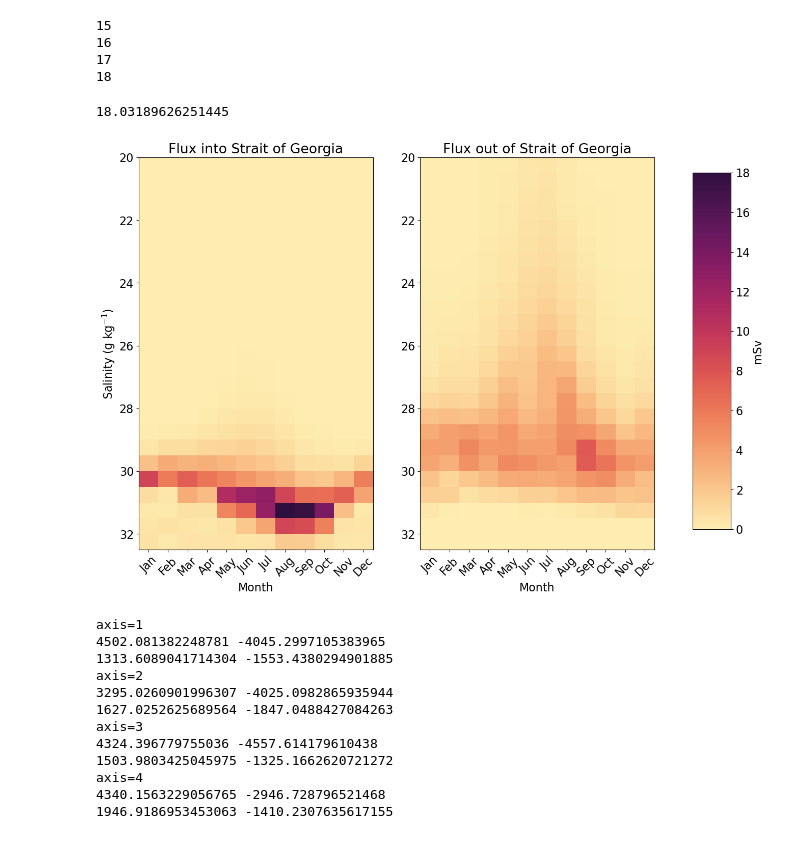
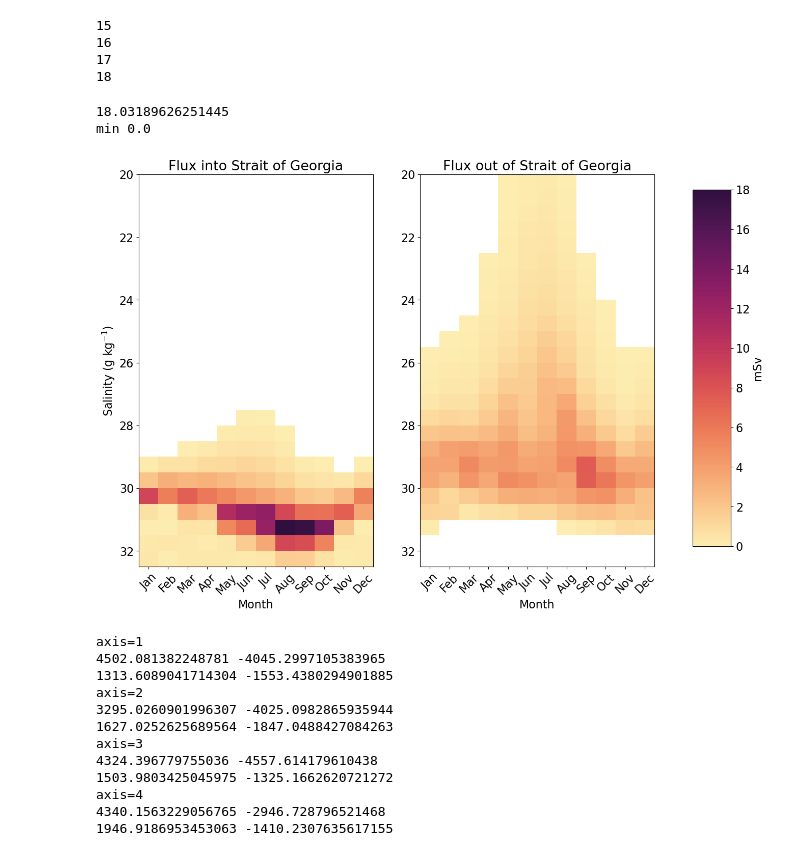
Before and after one commit to SalishSeaCast/analysis-susan, a Jupyter notebook: notebooks/Ariane/FluxBySalt.ipynb, the cells around one changed output. Drawn from its saved outputs; the diff is of its cells as text; code cells hidden in the pictures.

Commit message:
Update flux plotting

```diff
--- a/notebooks/Ariane/FluxBySalt.ipynb
+++ b/notebooks/Ariane/FluxBySalt.ipynb
@@ -148,37 +148,42 @@ for y in [15, 16, 17, 18]:
 # %%
 fig, axs = plt.subplots(1, 2, figsize=(15, 10))
 salt_bins = np.arange(20, 33, 0.5)
 month_bins = np.arange(0.5, 13, 1)
+cmap = cm.matter
+cmap.set_bad('white')
 
-c, xedge, yedge, im = axs[0].hist2d(np.concatenate((months, gmonths)),
+c, xedge, yedge = np.histogram2d(np.concatenate((months, gmonths)),
                             np.concatenate((sals, gsals)),
                             weights=np.concatenate((transports, gtransports))/24/30.5/4./1000.,
-                            bins=[month_bins, salt_bins], cmap=cm.matter, vmax=18)
+                            bins=[month_bins, salt_bins])
+axs[0].pcolormesh(xedge.T, yedge.T, c.T, vmin=0.2, vmax=18, cmap=cmap)
 print (c.max())
+print ('min', c.min())
 c1 = c.copy()
 
-c, xedge, yedge, im = axs[1].hist2d(np.concatenate((fmonths, gfmonths)),
+c, xedge, yedge = np.histogram2d(np.concatenate((fmonths, gfmonths)),
                             np.concatenate((fsals, gfsals)),
                             weights=np.concatenate((ftransports, gftransports))/24/30.5/4./1000.,
-                            bins=[month_bins, salt_bins], cmap=cm.matter, vmax=18)
-
+                            bins=[month_bins, salt_bins])
+axs[1].pcolormesh(xedge.T, yedge.T, c.T, vmin=0.2, vmax=18, cmap=cmap)
 for ax in axs:
     ax.invert_yaxis()
     ax.set_xlabel("Month");
     ax.set_xticks(np.arange(1, 13))
     ax.set_xticklabels(labels=['Jan', 'Feb', 'Mar', 'Apr', 'May', 'Jun', 'Jul', 'Aug', 'Sep', 'Oct', 'Nov', 'Dec'], rotation=45)
 axs[0].set_ylabel('Salinity (g kg$^{-1}$)')
 axs[0].set_title('Flux into Strait of Georgia')
 axs[1].set_title('Flux out of Strait of Georgia');
 fig.subplots_adjust(right=0.8)
 cbar_ax = fig.add_axes([0.85, 0.15, 0.05, 0.7])
 cb1 = fig.colorbar(im, cax=cbar_ax)
 cb1.set_label('mSv', labelpad=2)
-fig.savefig('/home/sallen/MEOPAR/estuarine_flux_paper/fluxbysalt.pdf')
-fig.savefig('/home/sallen/MEOPAR/estuarine_flux_paper/fluxbysalt.png')
+fig.savefig('/home/sallen/MEOPAR/estuarine_flux_paper/fluxbysalt_masked.pdf')
+fig.savefig('/home/sallen/MEOPAR/estuarine_flux_paper/fluxbysalt_masked.png')
 # %% [output]
 18.03189626251445
+min 0.0
-[figure, old version]
+[figure, new version]
 # %%
 fig, axs = plt.subplots(2, 5, figsize=(20, 15))
 salt_bins = np.arange(20, 33, 0.5)
```
